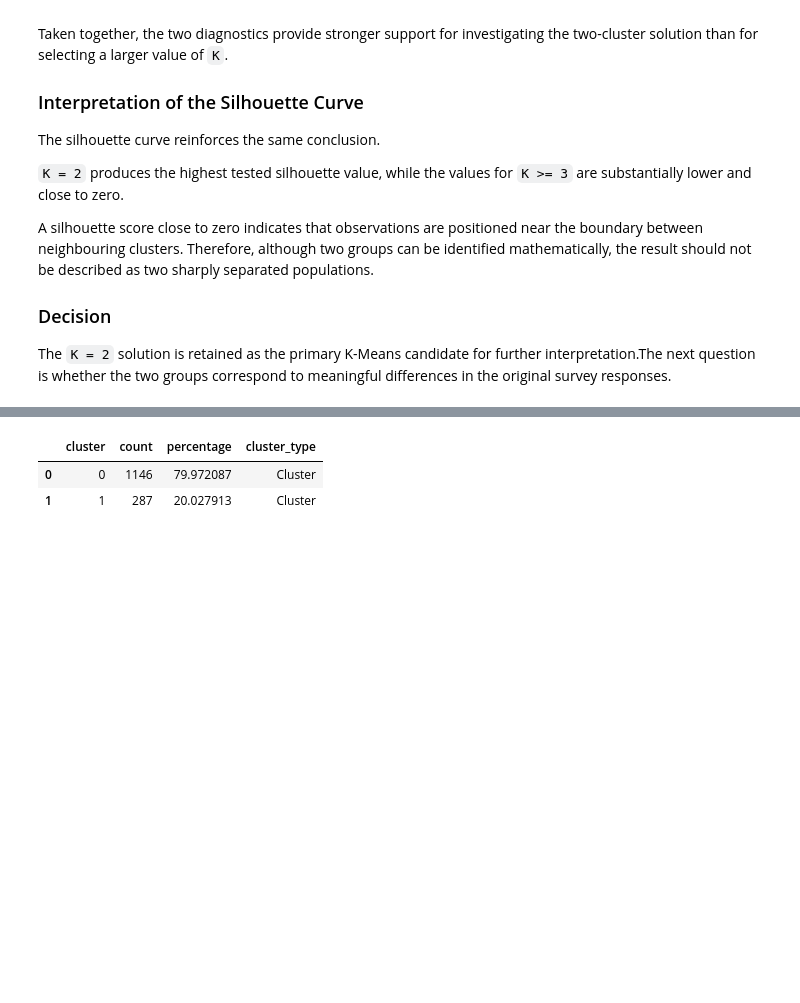
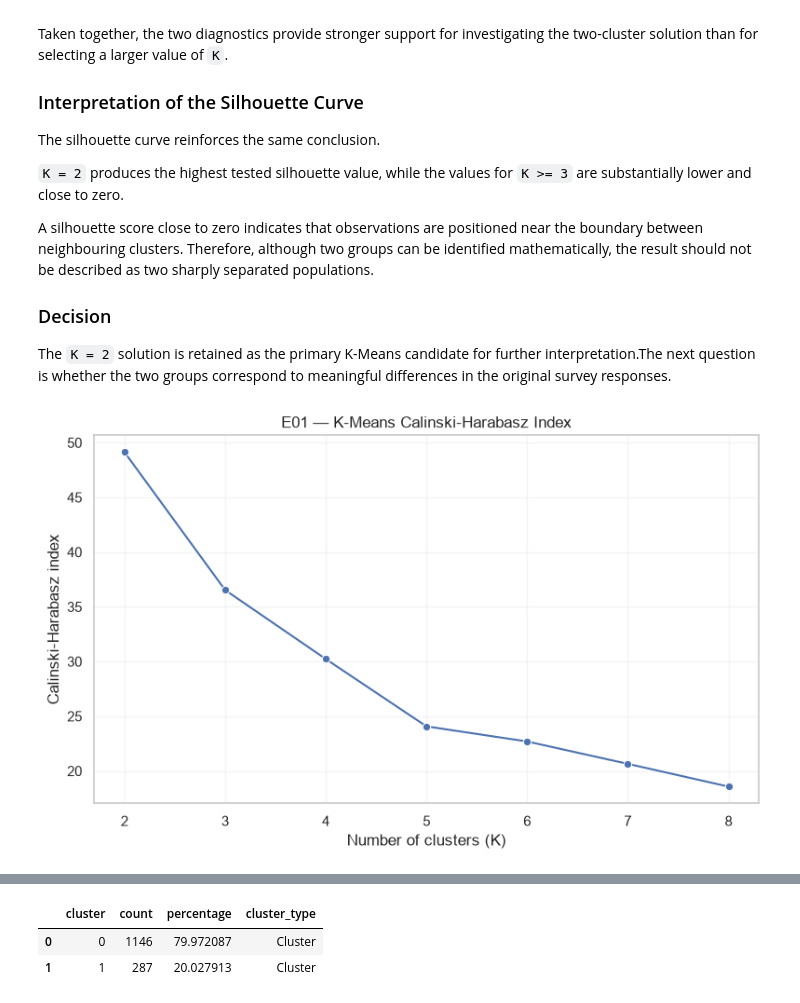
Before and after one commit to CyrilCele/mental-health-in-tech-ml, a Jupyter notebook: notebooks/04_clustering_models.ipynb, the cells around one changed output, grey strips where cells are left out. Saved outputs shown, nothing was run; the diff lists cells and outputs as text; code cells hidden in the pictures; blank space fills up the shorter version.

```diff
--- a/notebooks/04_clustering_models.ipynb
+++ b/notebooks/04_clustering_models.ipynb
@@ -395,3 +375,22 @@ A silhouette score close to zero indicates that observations are positioned near
 ### Decision
 
 The `K = 2` solution is retained as the primary K-Means candidate for further interpretation.The next question is whether the two groups correspond to meaningful differences in the original survey responses.
+# %%
+# The Calinski-Harabasz curve provides a complementary dispersion-based
+# diagnostic for the same K-Means candidate range.
+fig, ax = plt.subplots(figsize=(8, 5))
+
+plot_metric_curve(
+    kmeans_selected_results,
+    x="k",
+    y="calinski_harabasz",
+    ax=ax,
+    title="E01 — K-Means Calinski-Harabasz Index",
+    xlabel="Number of clusters (K)",
+    ylabel="Calinski-Harabasz index",
+)
+
+fig.tight_layout()
+plt.show()
+# %% [output]
+[figure, added]
```
Also changed, not shown: parts of 30 cells of this notebook, 6 other files.
